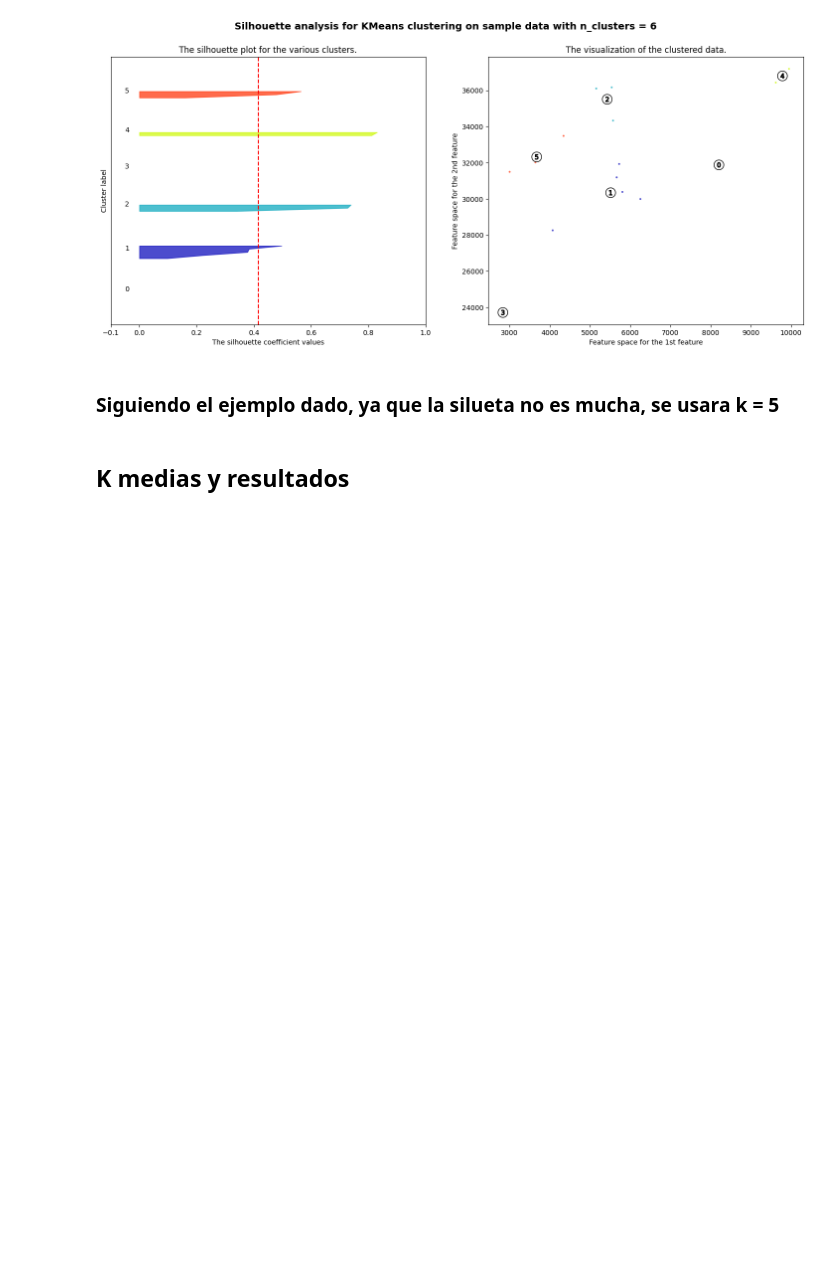
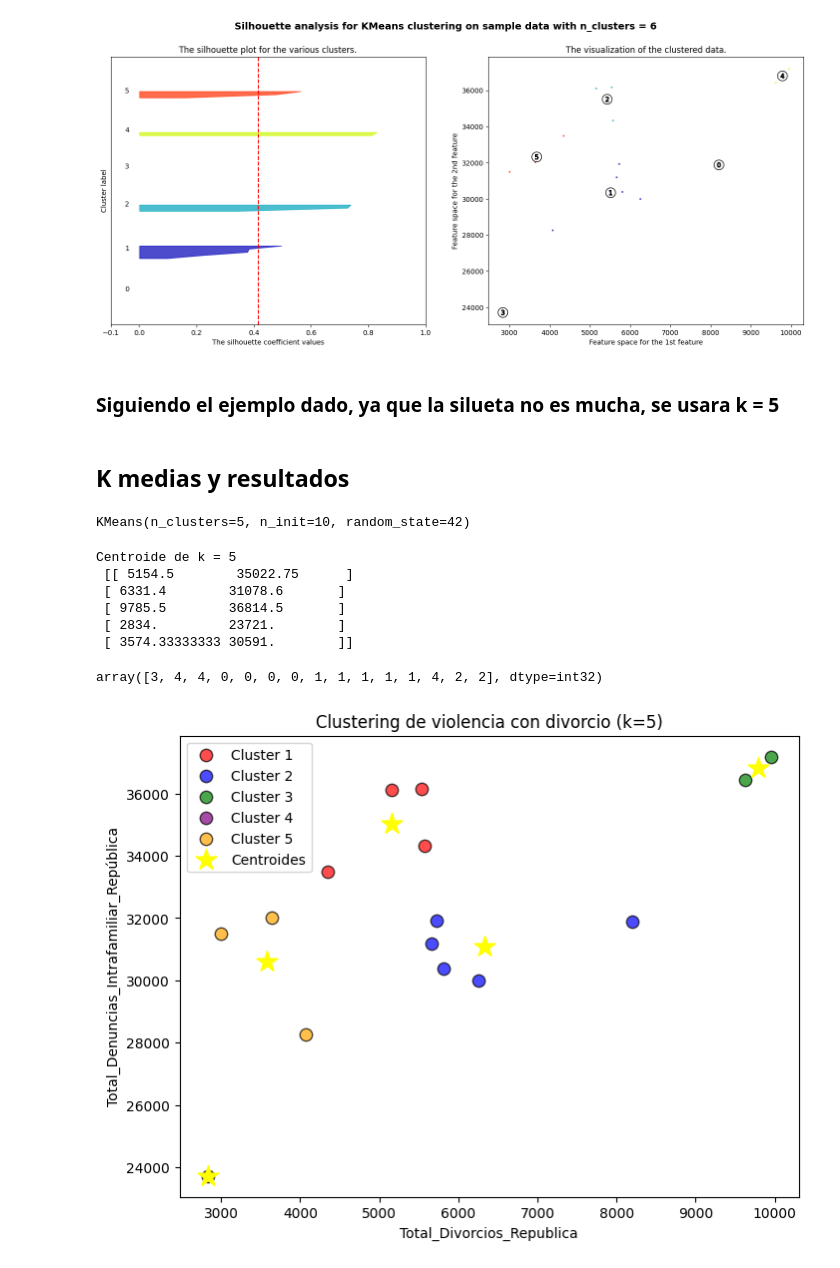
Before and after one commit to josuemj/INE-DataLab, a Jupyter notebook: notebooks/03_clustering.ipynb, the cells around one changed output. Drawn from its saved outputs; the diff is of its cells as text; code cells hidden in the pictures; blank space fills up the shorter version.

```diff
--- a/notebooks/03_clustering.ipynb
+++ b/notebooks/03_clustering.ipynb
@@ -1253,3 +1253,60 @@ For n_clusters = 6 The average silhouette_score is : 0.41525576235783224
 ### Siguiendo el ejemplo dado, ya que la silueta no es mucha, se usara k = 5
 # %% [markdown]
 ## K medias y resultados
+# %%
+scaler = StandardScaler()
+X_scaled2 = scaler.fit_transform(X)
+km = KMeans(n_clusters=5, random_state=42, n_init=10)
+km.fit(X_scaled2)
+# %% [output]
+KMeans(n_clusters=5, n_init=10, random_state=42)
+# %%
+centroides_scaled = km.cluster_centers_
+centroides = scaler.inverse_transform(centroides_scaled)
+print('Centroide de k = 5\n', centroides)
+# %% [output]
+Centroide de k = 5
+ [[ 5154.5        35022.75      ]
+ [ 6331.4        31078.6       ]
+ [ 9785.5        36814.5       ]
+ [ 2834.         23721.        ]
+ [ 3574.33333333 30591.        ]]
+# %%
+labels = km.predict(X_scaled2)
+divorcios_intrafamiliar["Cluster"] = km.fit_predict(X_scaled2)
+labels
+# %% [output]
+array([3, 4, 4, 0, 0, 0, 0, 1, 1, 1, 1, 1, 4, 2, 2], dtype=int32)
+# %%
+# Crear diagrama de dispersión con clusters
+plt.figure(figsize=(8, 6))
+
+# Definir colores para los clusters
+colors = ['red', 'blue', 'green', 'purple', 'orange']
+labels = ["Cluster 1", "Cluster 2", "Cluster 3", "Cluster 4", "Cluster 5"]
+
+# Graficar cada cluster con su respectivo color
+for i in range(5):
+    plt.scatter(
+        divorcios_intrafamiliar["Total_Divorcios_Republica"][divorcios_intrafamiliar["Cluster"] == i],
+        divorcios_intrafamiliar["Total_Denuncias_Intrafamiliar_República"][divorcios_intrafamiliar["Cluster"] == i],
+        s=80, c=colors[i], label=labels[i], alpha=0.7, edgecolor="black"
+    )
+
+# Graficar los centroides
+plt.scatter(
+    centroides[:, 0],
+    centroides[:, 1],
+    s=250, c="yellow", marker="*", label="Centroides"
+)
+
+# Configurar etiquetas y título
+plt.xlabel("Total_Divorcios_Republica")
+plt.ylabel("Total_Denuncias_Intrafamiliar_República")
+plt.title("Clustering de violencia con divorcio (k=5)")
+plt.legend()
+
+# Mostrar el gráfico
+plt.show()
+# %% [output]
+[figure, added]
```
Also changed, not shown: parts of 4 cells of this notebook.
